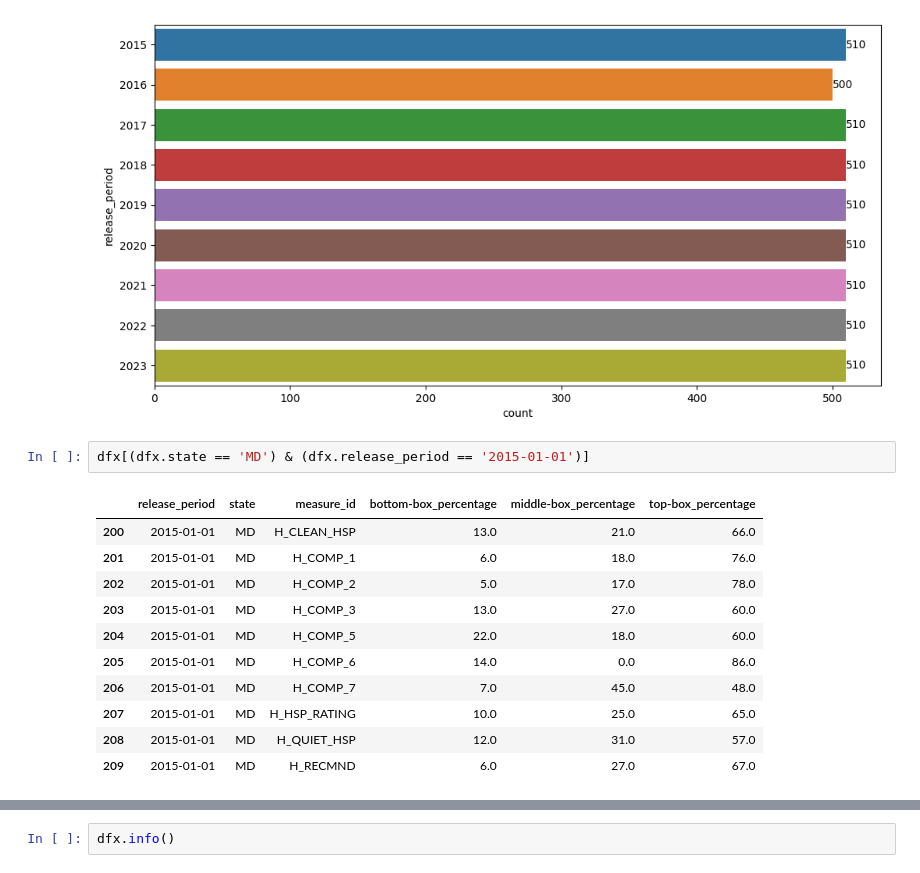
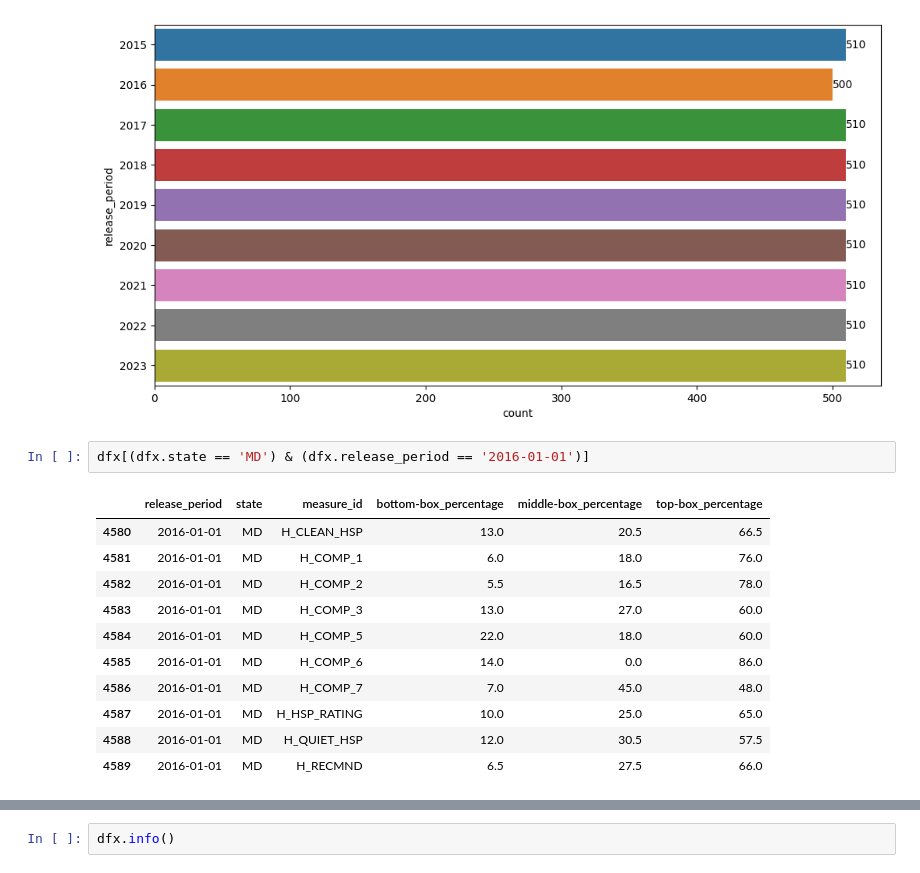
Before and after one commit to andyguo0228/maven_healthcare, a Jupyter notebook: maven_healthcare.ipynb, the cells around one changed output, grey strips where cells are left out. Drawn from its saved outputs; the diff is of its cells as text.

```diff
--- a/maven_healthcare.ipynb
+++ b/maven_healthcare.ipynb
@@ -132,17 +107,17 @@ plt.show()
 # %% [output]
 [figure]
 # %%
-dfx[(dfx.state == 'MD') & (dfx.release_period == '2015-01-01')]
+dfx[(dfx.state == 'MD') & (dfx.release_period == '2016-01-01')]
 # %% [output]
 |  | release_period | state | measure_id | bottom-box_percentage | middle-box_percentage | top-box_percentage |
-| 200 | 2015-01-01 | MD | H_CLEAN_HSP | 13.0 | 21.0 | 66.0 |
-| 201 | 2015-01-01 | MD | H_COMP_1 | 6.0 | 18.0 | 76.0 |
-| 202 | 2015-01-01 | MD | H_COMP_2 | 5.0 | 17.0 | 78.0 |
-| 203 | 2015-01-01 | MD | H_COMP_3 | 13.0 | 27.0 | 60.0 |
-| 204 | 2015-01-01 | MD | H_COMP_5 | 22.0 | 18.0 | 60.0 |
-| 205 | 2015-01-01 | MD | H_COMP_6 | 14.0 | 0.0 | 86.0 |
-| 206 | 2015-01-01 | MD | H_COMP_7 | 7.0 | 45.0 | 48.0 |
-| 207 | 2015-01-01 | MD | H_HSP_RATING | 10.0 | 25.0 | 65.0 |
-| 208 | 2015-01-01 | MD | H_QUIET_HSP | 12.0 | 31.0 | 57.0 |
-| 209 | 2015-01-01 | MD | H_RECMND | 6.0 | 27.0 | 67.0 |
+| 4580 | 2016-01-01 | MD | H_CLEAN_HSP | 13.0 | 20.5 | 66.5 |
+| 4581 | 2016-01-01 | MD | H_COMP_1 | 6.0 | 18.0 | 76.0 |
+| 4582 | 2016-01-01 | MD | H_COMP_2 | 5.5 | 16.5 | 78.0 |
+| 4583 | 2016-01-01 | MD | H_COMP_3 | 13.0 | 27.0 | 60.0 |
+| 4584 | 2016-01-01 | MD | H_COMP_5 | 22.0 | 18.0 | 60.0 |
+| 4585 | 2016-01-01 | MD | H_COMP_6 | 14.0 | 0.0 | 86.0 |
+| 4586 | 2016-01-01 | MD | H_COMP_7 | 7.0 | 45.0 | 48.0 |
+| 4587 | 2016-01-01 | MD | H_HSP_RATING | 10.0 | 25.0 | 65.0 |
+| 4588 | 2016-01-01 | MD | H_QUIET_HSP | 12.0 | 30.5 | 57.5 |
+| 4589 | 2016-01-01 | MD | H_RECMND | 6.5 | 27.5 | 66.0 |
 # %%
```
Also changed, not shown: parts of 27 cells of this notebook.
